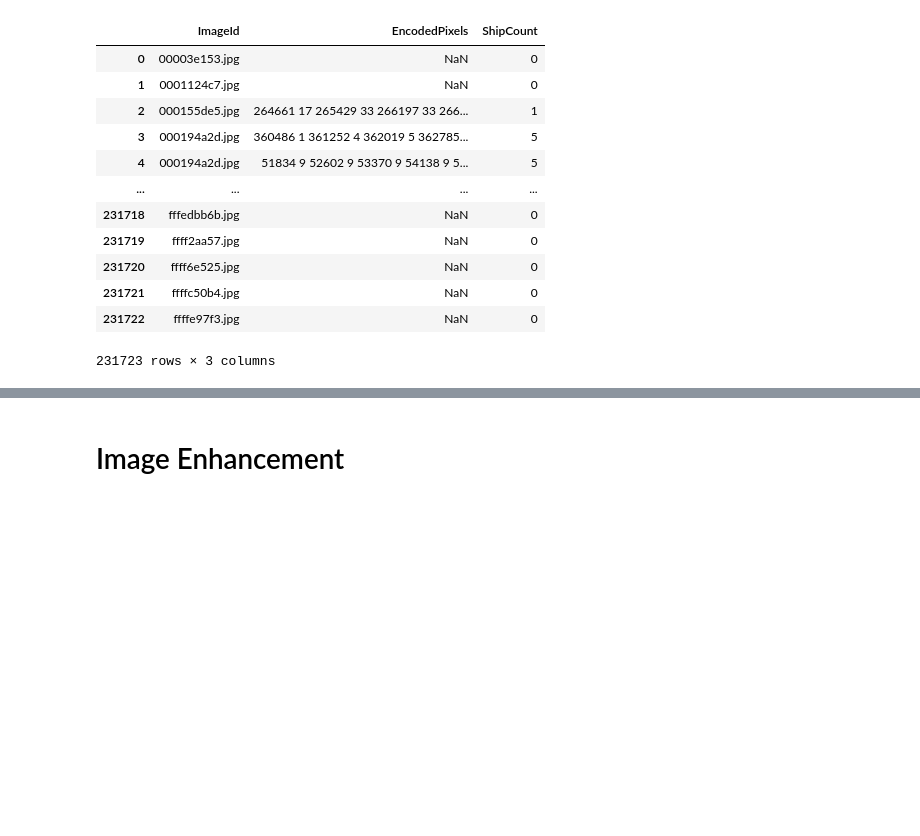
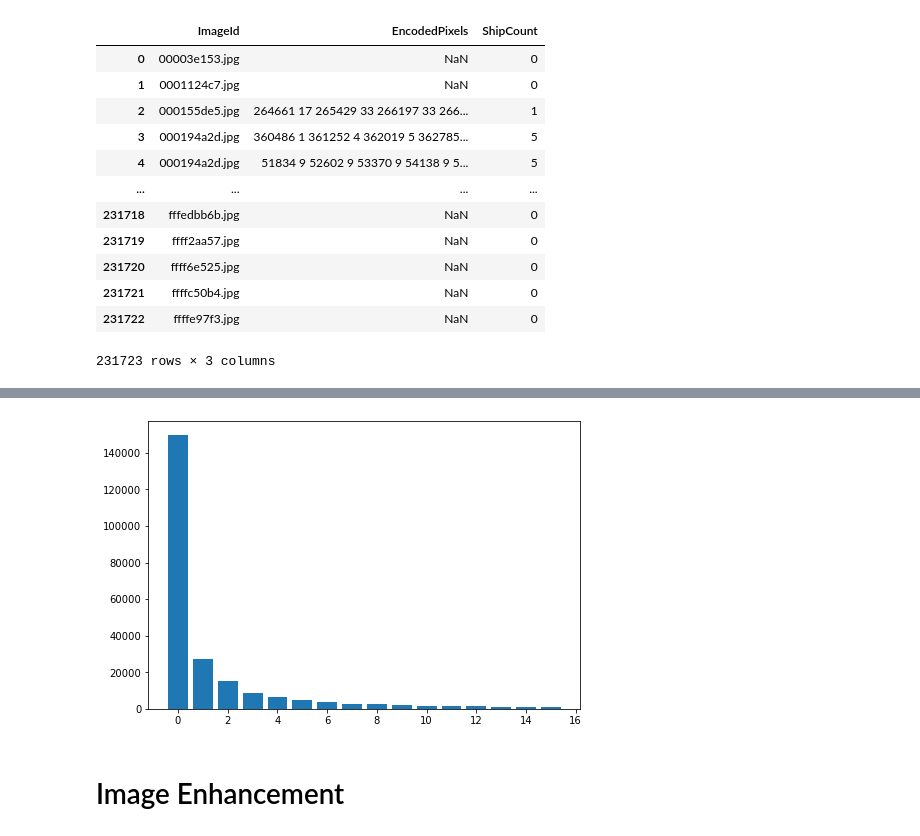
Before and after one commit to JKGu/AirbusShipDetectionChallenge, a Jupyter notebook: script.ipynb, the cells around one changed output, grey strips where cells are left out. Saved outputs shown, nothing was run; the diff lists cells and outputs as text; code cells hidden in the pictures; blank space fills up the shorter version.

```diff
--- a/script.ipynb
+++ b/script.ipynb
@@ -59,3 +60,6 @@ train_df
 | 231721 | ffffc50b4.jpg | NaN | 0 |
 | 231722 | ffffe97f3.jpg | NaN | 0 |
 231723 rows × 3 columns
+# %%
+count_df = train_df.groupby('ShipCount').count()
+count_df
@@ -62,3 +85,10 @@ train_df
+# %%
+fig = plt.figure()
+ax = fig.add_axes([0,0,1,1])
+ax.bar(count_df.index.values.tolist(), list(count_df['ImageId']))
+plt.show()
+# %% [output]
+[figure, added]
 # %% [markdown]
 # Image Enhancement
 # %%
```
Also changed, not shown: parts of 11 cells of this notebook, 1 other file.
